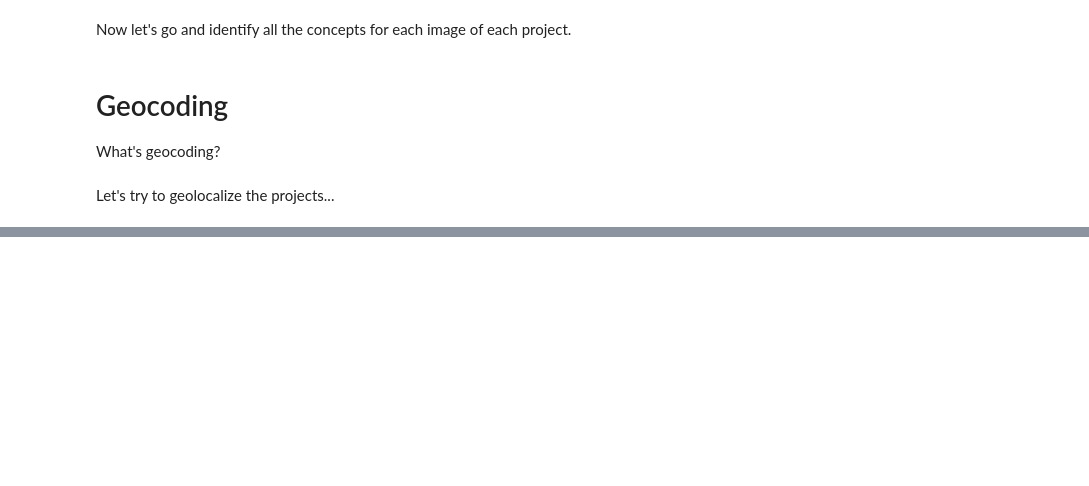
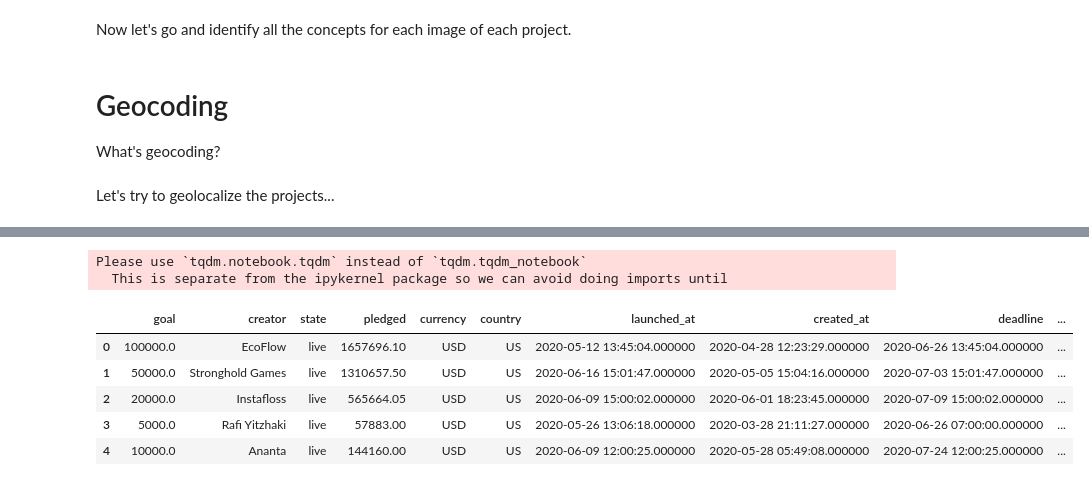
Before and after one commit to mauropelucchi/unimib_masterbi_2020, a Jupyter notebook: notebooks/2_Web_Scraping_with_Selenium.ipynb, the cells around one changed output, grey strips where cells are left out. Drawn from its saved outputs; the diff is of its cells as text; code cells hidden in the pictures; blank space fills up the shorter version.

```diff
--- a/notebooks/2_Web_Scraping_with_Selenium.ipynb
+++ b/notebooks/2_Web_Scraping_with_Selenium.ipynb
@@ -659,0 +747,27 @@ ds_project_location.to_csv('ds_project_location.csv')
+# %%
+import time
+detail_projects = []
+for num in tqdm(range(1,1000)):
+  time.sleep(1)
+  wd.get(f"https://www.kickstarter.com/discover/advanced?sort=popularity&ref=nav_search&page={num}")
+  #wd.save_screenshot(f'screenshot_{num}.png')
+  list_projects = wd.find_elements_by_css_selector("#projects_list > div > div.js-react-proj-card")
+  for project in list_projects:
+    detail_projects.append(parse_project_by_dataproject(project))
+
+print(len(detail_projects))
+# %% [output]
+Please use `tqdm.notebook.tqdm` instead of `tqdm.tqdm_notebook`
+  This is separate from the ipykernel package so we can avoid doing imports until
+# %%
+import pandas as pd
+ds_detail_projects = pd.DataFrame(detail_projects)
+ds_detail_projects.set_index("project_id")
+ds_detail_projects.head()
+# %% [output]
+|  | goal | creator | state | pledged | currency | country | launched_at | created_at | deadline | ... |
+| 0 | 100000.0 | EcoFlow | live | 1657696.10 | USD | US | 2020-05-12 13:45:04.000000 | 2020-04-28 12:23:29.000000 | 2020-06-26 13:45:04.000000 | ... |
+| 1 | 50000.0 | Stronghold Games | live | 1310657.50 | USD | US | 2020-06-16 15:01:47.000000 | 2020-05-05 15:04:16.000000 | 2020-07-03 15:01:47.000000 | ... |
+| 2 | 20000.0 | Instafloss | live | 565664.05 | USD | US | 2020-06-09 15:00:02.000000 | 2020-06-01 18:23:45.000000 | 2020-07-09 15:00:02.000000 | ... |
+| 3 | 5000.0 | Rafi Yitzhaki | live | 57883.00 | USD | US | 2020-05-26 13:06:18.000000 | 2020-03-28 21:11:27.000000 | 2020-06-26 07:00:00.000000 | ... |
+| 4 | 10000.0 | Ananta | live | 144160.00 | USD | US | 2020-06-09 12:00:25.000000 | 2020-05-28 05:49:08.000000 | 2020-07-24 12:00:25.000000 | ... |
```
Also changed, not shown: parts of 6 cells of this notebook.
